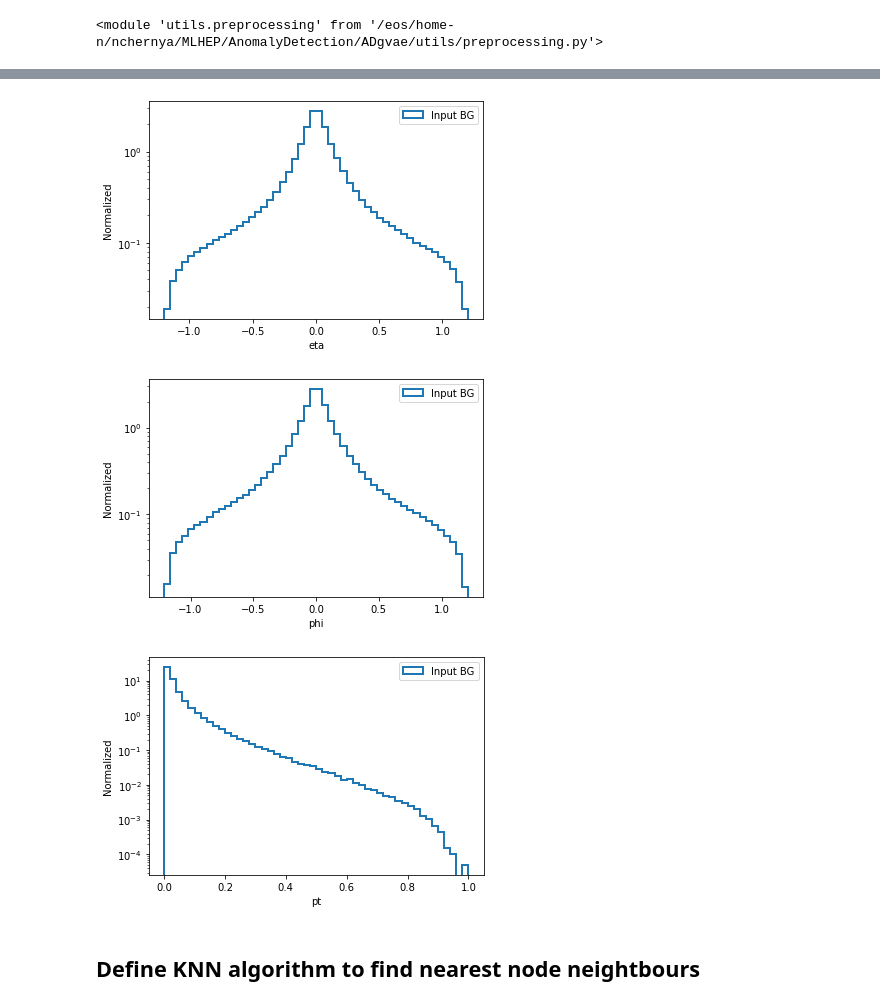
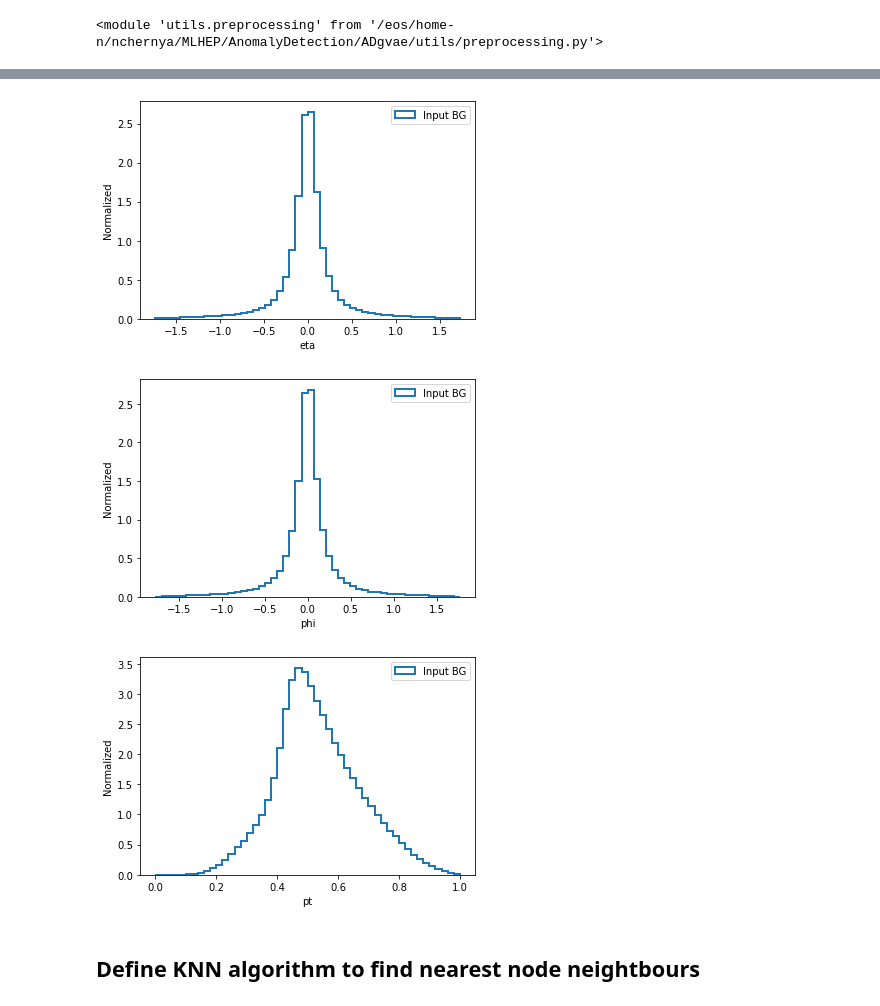
Before and after one commit to nadya-chernyavskaya/ADgvae, a Jupyter notebook: notebooks/EdgeGraphConvAE_offline.ipynb, the cells around one changed output, grey strips where cells are left out. Drawn from its saved outputs; the diff is of its cells as text; code cells hidden in the pictures.

```diff
--- a/notebooks/EdgeGraphConvAE_offline.ipynb
+++ b/notebooks/EdgeGraphConvAE_offline.ipynb
@@ -31,4 +31,4 @@ DATA_PATH = '/eos/project/d/dshep/TOPCLASS/DijetAnomaly/VAE_data/events/'
 TRAIN_NAME = 'qcd_sqrtshatTeV_13TeV_PU40_NEW_sideband'
 filename_bg = DATA_PATH + TRAIN_NAME + '_parts/' + TRAIN_NAME + '_000.h5'
 batch_size = 128
-train_set_size = int((5*10e3//batch_size)*batch_size)
+train_set_size = int((1*10e4//batch_size)*batch_size)
@@ -67,19 +69,19 @@ Number of features = 3
 # %%
 feats = 'eta,phi,pt'.split(',')
 for i in range(0,3):
     xmin = np.quantile(particles_bg[:,:,i].flatten(),0.05)
     xmax = np.quantile(particles_bg[:,:,i].flatten(),0.98)
     plt.figure()
     plt.hist(particles_bg[:,:,i].flatten(), bins=50, label='Input BG', density=True, histtype='step', fill=False, linewidth=2)
     plt.xlabel(feats[i])
     plt.ylabel("Normalized")
     plt.legend(loc='upper right')
-    plt.semilogy()
+    #plt.semilogy()
     plt.show()
 # %% [output]
-[figure, old version]
+[figure, new version]
-[figure, old version]
+[figure, new version]
-[figure, old version]
+[figure, new version]
 # %% [markdown]
 ## Define KNN algorithm to find nearest node neightbours
 # %%
```
Also changed, not shown: parts of 15 cells of this notebook, 3 other files.
